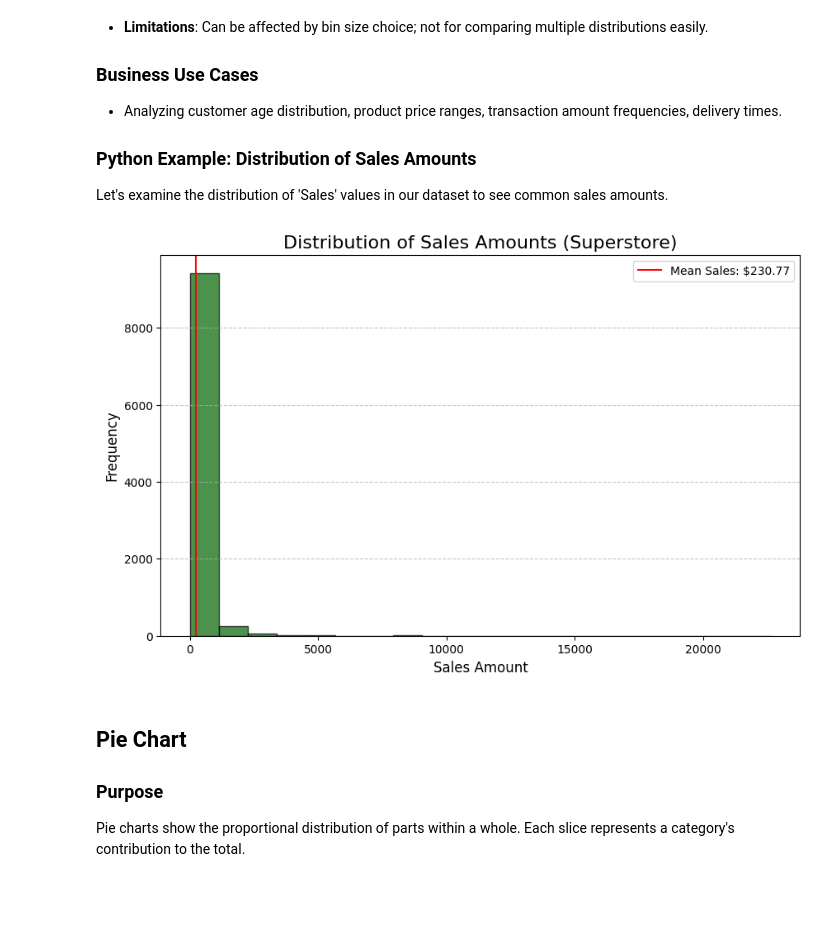
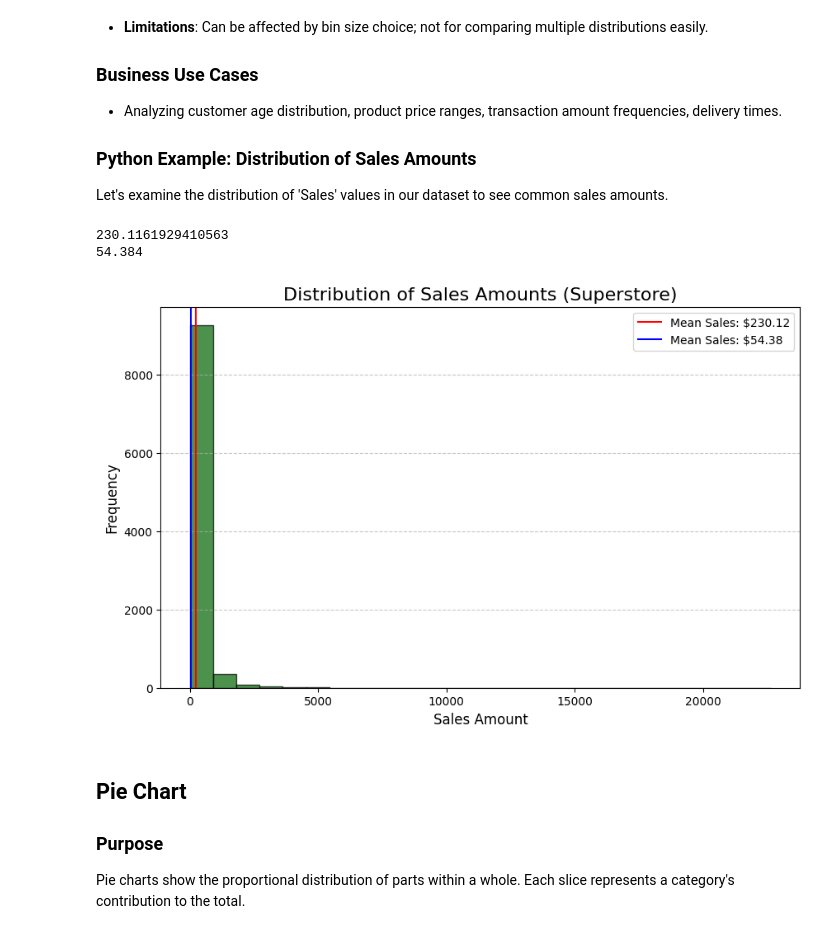
Before and after one commit to Mohamad-Selawy/Python, a Jupyter notebook: Data Analysis/Level 3/Part_1_Fundamentals_and_Matplotlib_Basics.ipynb, the cells around one changed output. Cells and saved outputs as stored; diff of their text form; code cells hidden in the pictures; blank space fills up the shorter version.

```diff
--- a/Data Analysis/Level 3/Part_1_Fundamentals_and_Matplotlib_Basics.ipynb
+++ b/Data Analysis/Level 3/Part_1_Fundamentals_and_Matplotlib_Basics.ipynb
@@ -343,0 +382,33 @@ plt.show()
+# %%
+# Prepare data for the first plot (Monthly Sales Trend)
+# Ensure 'Order Date' is in datetime format
+df_orders['Order Date'] = pd.to_datetime(df_orders['Order Date'], dayfirst=True)
+monthly_sales = df_orders.set_index('Order Date')['Sales'].resample('ME').sum()
+
+# Prepare data for the second plot (Total Sales by Category)
+category_sales = df_orders.groupby('Category')['Sales'].sum().sort_values(ascending=False)
+
+# Create a figure and a set of subplots (1 row, 2 columns)
+fig, axes = plt.subplots(1, 2, figsize=(18, 6)) # Adjust figsize as needed
+
+# --- Plot 1: Monthly Sales Trend (Left Subplot) ---
+axes[0].plot(monthly_sales.index, monthly_sales.values, color='skyblue', marker='o', linestyle='-')
+axes[0].set_title('Monthly Sales Trend', fontsize=14)
+axes[0].set_xlabel('Order Month', fontsize=12)
+axes[0].set_ylabel('Total Sales', fontsize=12)
+axes[0].grid(axis='y', linestyle='--', alpha=0.7)
+fig.autofmt_xdate(rotation=45) # Rotate x-axis labels for readability
+
+# --- Plot 2: Total Sales by Product Category (Right Subplot) ---
+axes[1].bar(category_sales.index, category_sales.values, color=['teal', 'salmon', 'lightgreen'])
+axes[1].set_title('Total Sales by Product Category', fontsize=14)
+axes[1].set_xlabel('Product Category', fontsize=12)
+axes[1].set_ylabel('Total Sales', fontsize=12)
+axes[1].grid(axis='y', linestyle='--', alpha=0.7)
+axes[1].tick_params(axis='x', rotation=45) # Rotate x-axis labels
+
+# Adjust layout to prevent overlapping titles/labels
+plt.tight_layout()
+
+# Display the figure with both plots
+plt.show()
@@ -584,29 +644,35 @@ Let's examine the distribution of 'Sales' values in our dataset to see common sa
 # %%
 # Create a figure for the plot
 plt.figure(figsize=(10, 6))
 
 # Create the histogram using plt.hist()
-plt.hist(df_orders['Sales'], bins=20, color='darkgreen', edgecolor='black', alpha=0.7)
+plt.hist(df_orders['Sales'], bins=25, color='darkgreen', edgecolor='black', alpha=0.7)
 
 # Add title and labels
 plt.title('Distribution of Sales Amounts (Superstore)', fontsize=16)
 plt.xlabel('Sales Amount', fontsize=12)
 plt.ylabel('Frequency', fontsize=12)
 
 # Add grid for better readability
 plt.grid(axis='y', linestyle='--', alpha=0.7)
 
 # Add vertical line for the mean sales (Business insight)
 mean_sales = df_orders['Sales'].mean()
 plt.axvline(x=mean_sales, color='red', linestyle='-', label=f'Mean Sales: ${mean_sales:,.2f}')
 
+# Add vertical line for the median sales (Business insight)
+median_sales = df_orders['Sales'].median()
+plt.axvline(x=median_sales, color='blue', linestyle='-', label=f'Mean Sales: ${median_sales:,.2f}')
+
 # Add a legend to explain the mean line
 plt.legend()
 
 # Display the plot
 plt.show()
 # %% [output]
+230.1161929410563
+54.384
-[figure, old version]
+[figure, new version]
 # %% [markdown]
 ## Pie Chart
 
```
Also changed, not shown: parts of 11 cells of this notebook.
